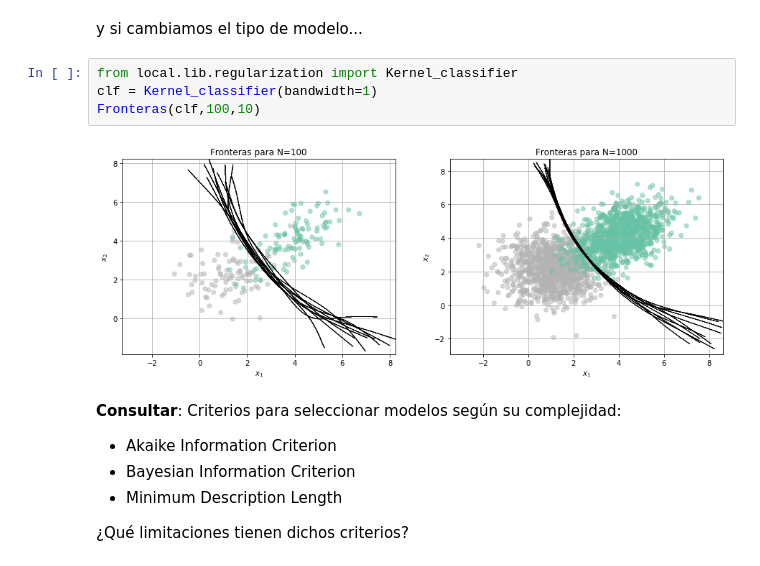
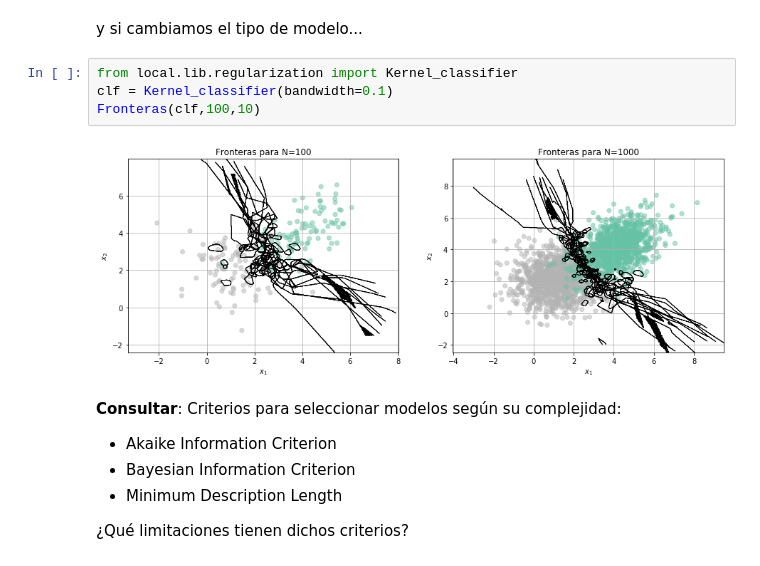
Before and after one commit to UDEA-Esp-Analitica-y-Ciencia-de-Datos/EACD-04-MACHINE-LEARNING-1, a Jupyter notebook: 10-Complejidad_de_modelos_sobreajuste_y_metodologias_de_validacion.ipynb, the cells around one changed output. Cells and saved outputs as stored; diff of their text form.

```diff
--- a/10-Complejidad_de_modelos_sobreajuste_y_metodologias_de_validacion.ipynb
+++ b/10-Complejidad_de_modelos_sobreajuste_y_metodologias_de_validacion.ipynb
@@ -77,10 +77,10 @@ Fronteras(clf,100,10)
 y si cambiamos el tipo de modelo...
 # %%
 from local.lib.regularization import Kernel_classifier
-clf = Kernel_classifier(bandwidth=1)
+clf = Kernel_classifier(bandwidth=0.1)
 Fronteras(clf,100,10)
 # %% [output]
-[figure, old version]
+[figure, new version]
 # %% [markdown]
 **Consultar**: Criterios para seleccionar modelos según su complejidad:
 - Akaike Information Criterion
```
Also changed, not shown: parts of 4 cells of this notebook, 2 other files.
